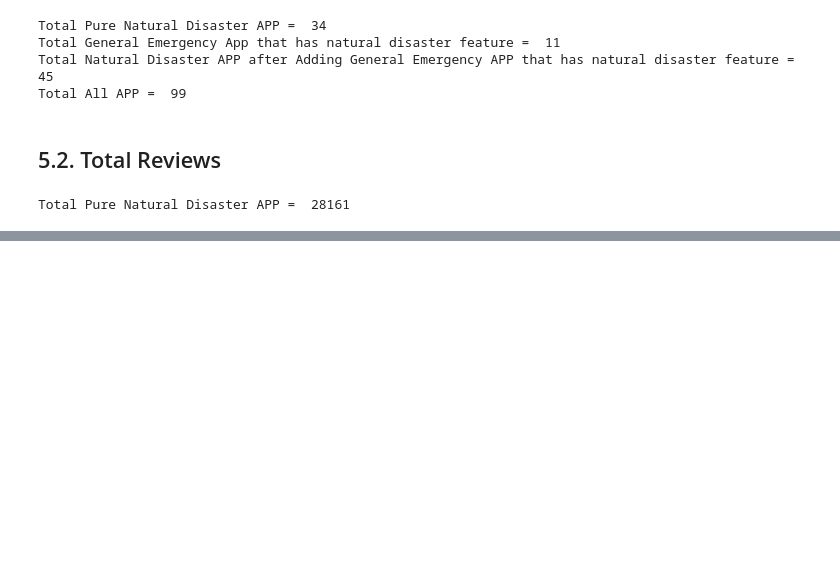
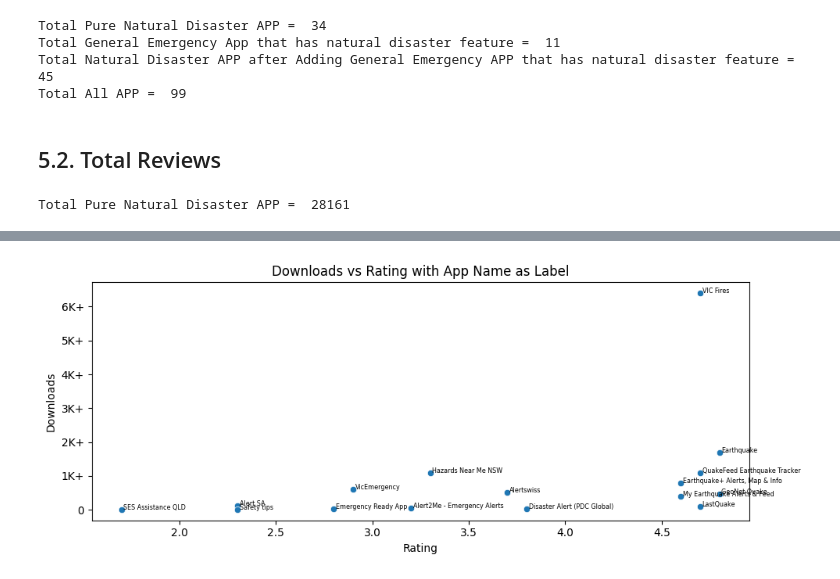
Before and after one commit to Syukrondzeko/natural-disaster-app-review-analysis, a Jupyter notebook: notebook/3. Exploratory Data Analysis.ipynb, the cells around one changed output, grey strips where cells are left out. Cells and saved outputs as stored; diff of their text form; code cells hidden in the pictures; blank space fills up the shorter version.

```diff
--- a/notebook/3. Exploratory Data Analysis.ipynb
+++ b/notebook/3. Exploratory Data Analysis.ipynb
@@ -133,0 +331,52 @@ Total Pure Natural Disaster APP =  28161
+# %%
+import pandas as pd
+import seaborn as sns
+import matplotlib.pyplot as plt
+
+
+
+temp_df = df_2.copy()
+
+# Function to convert downloads string to numeric
+def convert_downloads(download_str):
+    if isinstance(download_str, (int, float)):
+        return download_str
+    if 'M+' in download_str:
+        return float(download_str.replace('M+', '')) * 1e6
+    elif 'K+' in download_str:
+        return float(download_str.replace('K+', '')) * 1e3
+    return float(download_str) # Handling direct number input for edge cases
+
+# Apply the conversion to ensure all values are numeric
+temp_df['Downloads'] = temp_df['Downloads'].apply(convert_downloads)
+
+# Set the size of the plot
+plt.figure(figsize=(10, 4))
+
+# Create scatter plot
+plot = sns.scatterplot(data=temp_df, x='Rating', y='Downloads')
+
+# Iterate over the DataFrame to add App Name labels to each point, based on 'Show Label' condition
+for i, row in temp_df.iterrows():
+        plt.text(row['Rating'] + 0.01, row['Downloads'], row['App Name'],
+                 horizontalalignment='left', size='xx-small', color='black', weight='normal')
+
+# Custom formatter for the y-axis to display 'M+' for millions and 'K+' for thousands
+def y_formatter(y, _):
+    if y >= 1e6:
+        return f'{int(y/1e6)}M+'
+    elif y >= 1e3:
+        return f'{int(y/1e3)}K+'
+    return str(int(y))
+
+plt.gca().yaxis.set_major_formatter(plt.FuncFormatter(y_formatter))
+
+plt.title('Downloads vs Rating with App Name as Label')
+plt.xlabel('Rating')
+plt.ylabel('Downloads')
+
+plt.tight_layout()
+#plt.savefig('../output/DownloadsRating.png', dpi=300, bbox_inches='tight')
+plt.show()
+# %% [output]
+[figure, added]
```
Also changed, not shown: parts of 27 cells of this notebook, 4 other files.
